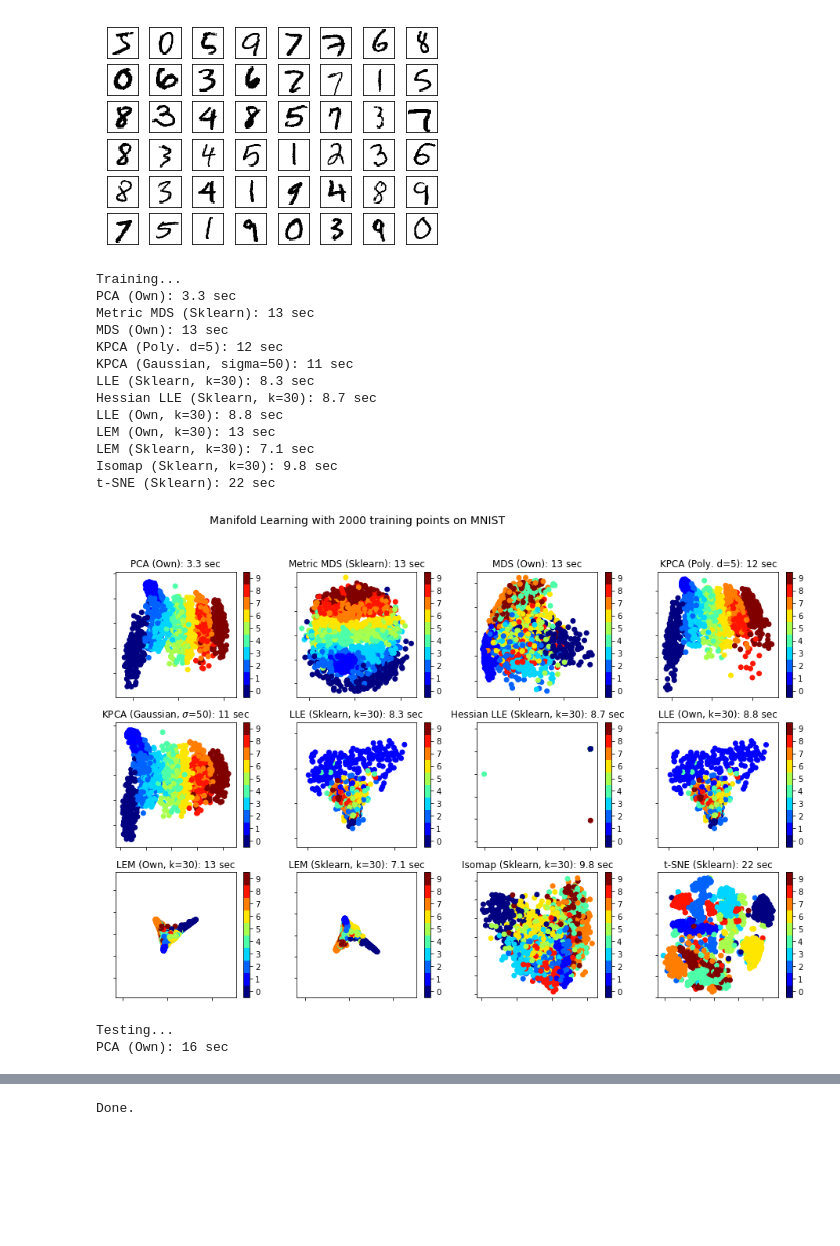
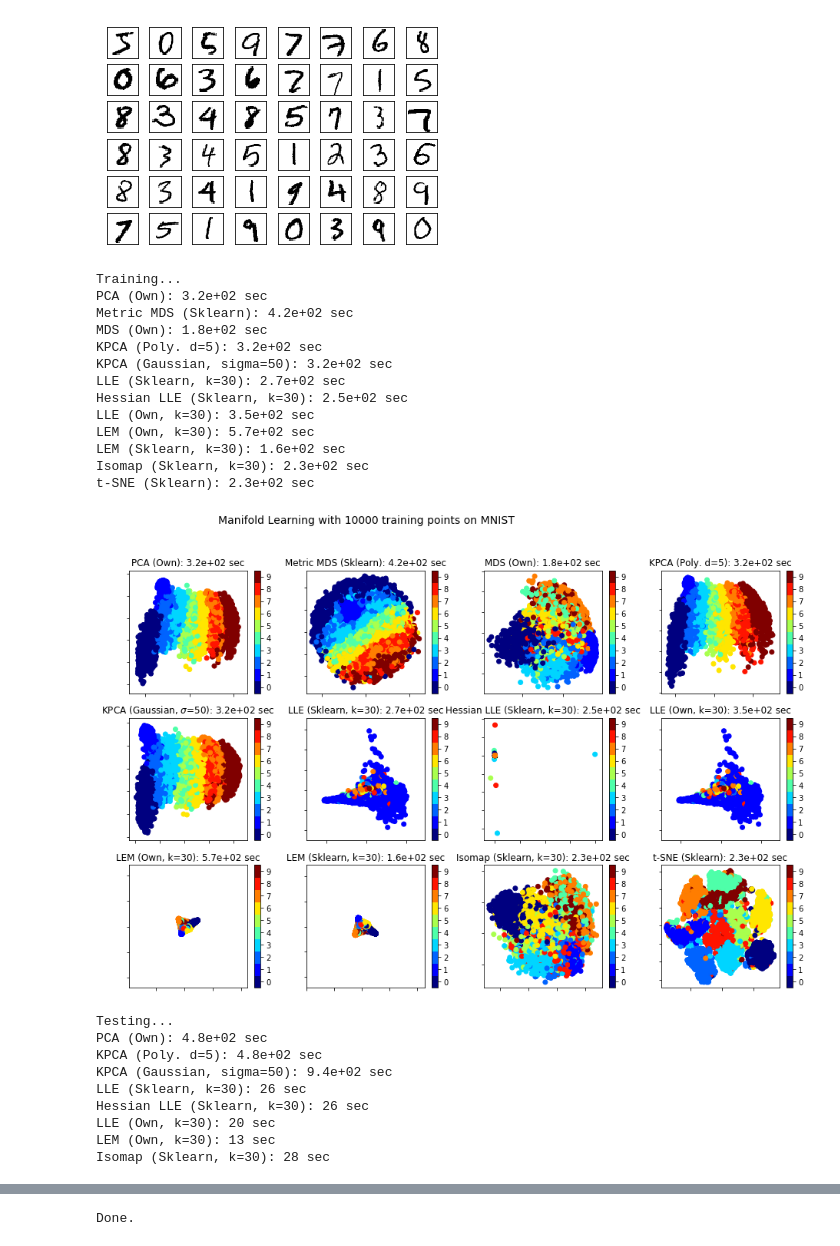
Before and after one commit to afiliot/Non-Linear-Dimensionality-Reduction, a Jupyter notebook: notebook.ipynb, the cells around one changed output, grey strips where cells are left out. Saved outputs shown, nothing was run; the diff lists cells and outputs as text; code cells hidden in the pictures; blank space fills up the shorter version.

```diff
--- a/notebook.ipynb
+++ b/notebook.ipynb
@@ -66,2 +0,0 @@ def synthetic_noise(N, r1, r2, r3, sigma, show=True):
-# %%
-data = np.array(synthetic_noise(1000, 200, 100, 50, 0))
@@ -424,0 +539,35 @@ Done.
+# %%
+def plot_results(X, title, color=None):
+    """
+    Plot the new data resulting from the dimension reduction
+    :param X: np.array or np.DataFrame, new data
+    :param title: string, plot title
+    :param color: np.array, not None if the original manifold does not contain classes of points (example: S-curve, swiss-roll)
+    """
+    if type(X) == np.ndarray:
+        X = pd.DataFrame()
+    Y = X.iloc[:, -1]
+    if np.unique(Y).shape[0] > 10:
+        plt.scatter(X.iloc[:, 0], X.iloc[:, 1], c=color, cmap=plt.cm.Spectral)
+        plt.title(title)
+        plt.axis('tight')
+    else:
+        classes = Y.unique()
+        plt.scatter(X.iloc[:, 0], X.iloc[:, 1], c=X.iloc[:, 2], cmap=plt.cm.get_cmap('jet', len(classes)))
+        plt.colorbar(ticks=range(len(classes)+1))
+        plt.clim(np.min(classes)-0.5, np.max(classes)+0.5)
+        plt.title(title)
+
+def set_options(ax):
+    """
+    Given an axis `ax`, set some display options
+    """
+    ax.grid(False)
+    # make the panes transparent
+    ax.xaxis.set_pane_color((1.0, 1.0, 1.0, 0.0))
+    ax.yaxis.set_pane_color((1.0, 1.0, 1.0, 0.0))
+    ax.zaxis.set_pane_color((1.0, 1.0, 1.0, 0.0))
+    # make the grid lines transparent
+    ax.xaxis._axinfo["grid"]['color'] =  (1,1,1,0)
+    ax.yaxis._axinfo["grid"]['color'] =  (1,1,1,0)
+    ax.zaxis._axinfo["grid"]['color'] =  (1,1,1,0)
@@ -699,11 +1199,11 @@ for i, axi in enumerate(ax.flat):
 # %%
 Axes3D
 
-N_train, N_test = 2000, 400
+N_train, N_test = 10000, 2000
 train_set = np.array(train[:N_train])
 test_set = np.array(test[:N_test])
 titles = ["Manifold Learning with %i training points on MNIST" % (N_train),
-          "Manifold Learning with %i training points on MNIST" % (N_test)]
+          "Manifold Learning with %i testing points on MNIST" % (N_test)]
 
 params = {'kpca-poly': {'d': 5},
           'kpca-gaussian': {'sigma': 50},
@@ -942,45 +1442,52 @@ def comparison_MNIST(train, test, n_components, params, titles, testing=False):
         ax.xaxis.set_major_formatter(NullFormatter())
         ax.yaxis.set_major_formatter(NullFormatter())
         plt.axis('tight')
 
         t0 = time()
         Y = LEM1.fit_transform(X_test, y_test)
         #Y.iloc[:, :1] = -Y.iloc[:, :1]
         t1 = time()
         print("LEM (Own, k=%.2g): %.2g sec" % (n_neighbors, t1 - t0))
         ax = fig.add_subplot(247)
         plot_results(Y, title="LEM (Own, k=%.2g): %.2g sec" % (n_neighbors, t1 - t0))
         ax.xaxis.set_major_formatter(NullFormatter())
         ax.yaxis.set_major_formatter(NullFormatter())
         plt.axis('tight')
 
         t0 = time()
         Y = ISO.transform(X_test)
         t1 = time()
         Y = pd.DataFrame(Y)
         Y['Y'] = y_test
         print("Isomap (Sklearn, k=%.2g): %.2g sec" % (n_neighbors, t1 - t0))
         ax = fig.add_subplot(248)
         plot_results(Y, title="Isomap (Sklearn, k=%.2g): %.2g sec" % (n_neighbors, t1 - t0))
         ax.xaxis.set_major_formatter(NullFormatter())
         ax.yaxis.set_major_formatter(NullFormatter())
         plt.axis('tight')
 
 comparison_MNIST(train_set, test_set, 2, params, titles, True)
 # %% [output]
 Training...
-PCA (Own): 3.3 sec
-Metric MDS (Sklearn): 13 sec
-MDS (Own): 13 sec
-KPCA (Poly. d=5): 12 sec
-KPCA (Gaussian, sigma=50): 11 sec
-LLE (Sklearn, k=30): 8.3 sec
-Hessian LLE (Sklearn, k=30): 8.7 sec
-LLE (Own, k=30): 8.8 sec
-LEM (Own, k=30): 13 sec
-LEM (Sklearn, k=30): 7.1 sec
-Isomap (Sklearn, k=30): 9.8 sec
-t-SNE (Sklearn): 22 sec
+PCA (Own): 3.2e+02 sec
+Metric MDS (Sklearn): 4.2e+02 sec
+MDS (Own): 1.8e+02 sec
+KPCA (Poly. d=5): 3.2e+02 sec
+KPCA (Gaussian, sigma=50): 3.2e+02 sec
+LLE (Sklearn, k=30): 2.7e+02 sec
+Hessian LLE (Sklearn, k=30): 2.5e+02 sec
+LLE (Own, k=30): 3.5e+02 sec
+LEM (Own, k=30): 5.7e+02 sec
+LEM (Sklearn, k=30): 1.6e+02 sec
+Isomap (Sklearn, k=30): 2.3e+02 sec
+t-SNE (Sklearn): 2.3e+02 sec
-[figure, old version]
+[figure, new version]
 Testing...
-PCA (Own): 16 sec
+PCA (Own): 4.8e+02 sec
+KPCA (Poly. d=5): 4.8e+02 sec
+KPCA (Gaussian, sigma=50): 9.4e+02 sec
+LLE (Sklearn, k=30): 26 sec
+Hessian LLE (Sklearn, k=30): 26 sec
+LLE (Own, k=30): 20 sec
+LEM (Own, k=30): 13 sec
+Isomap (Sklearn, k=30): 28 sec
```
Also changed, not shown: parts of 49 cells of this notebook.
